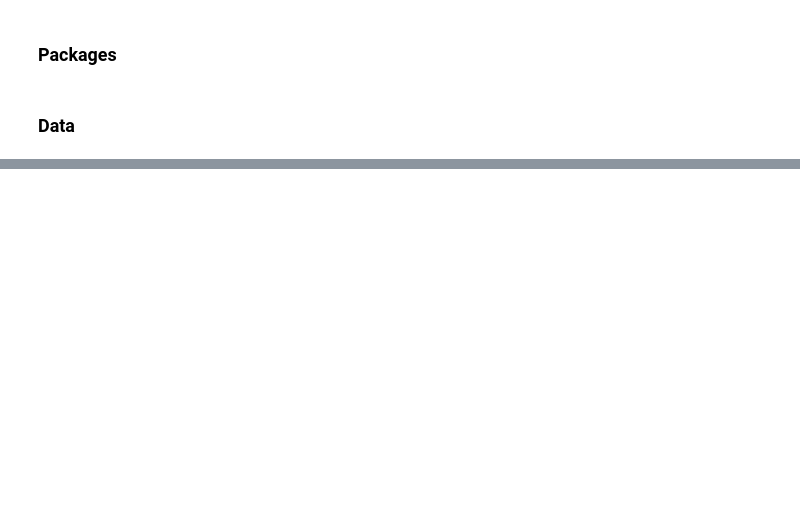
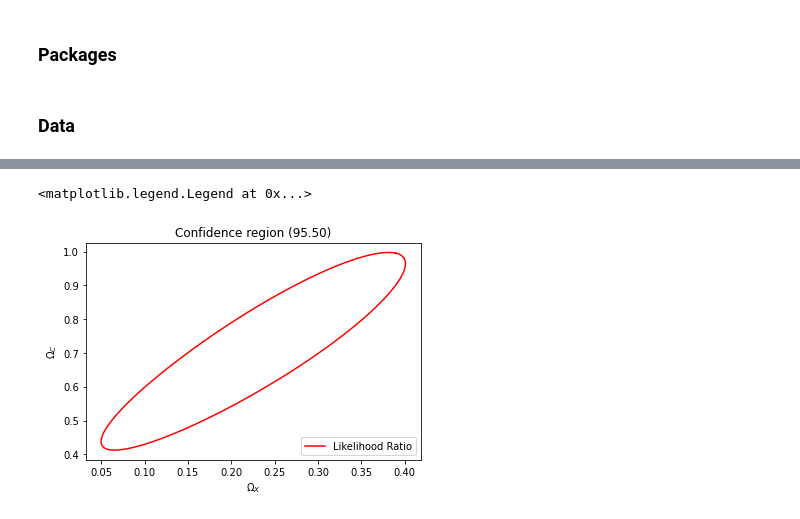
Before and after one commit to cinthianlima/Data_analysis_exercises, a Jupyter notebook: Supernovas likelihood 2.ipynb, the cells around one changed output, grey strips where cells are left out. Saved outputs shown, nothing was run; the diff lists cells and outputs as text; code cells hidden in the pictures; blank space fills up the shorter version.

```diff
--- a/Supernovas likelihood 2.ipynb
+++ b/Supernovas likelihood 2.ipynb
@@ -96,0 +91,13 @@ plt.legend(loc=4)
+# %%
+#PIndex indicating which parameter we are going to study
+p1 = Ncm.MSetPIndex.new (cosmo.id (), Nc.HICosmoDESParams.OMEGA_C)
+p2 = Ncm.MSetPIndex.new (cosmo.id (), Nc.HICosmoDESParams.OMEGA_X)
+
+#Likelihood ratio test object
+lhr2d = Ncm.LHRatio2d.new (fit, p1, p2, 1.0e-2)
+
+#Confidance region (from likelihood ratio test)
+cr_rg = lhr2d.conf_region (0.955, 300.0, Ncm.FitRunMsgs.SIMPLE)
+
+cr_p1array = cr_rg.p1.dup_array ()
+cr_p2array = cr_rg.p2.dup_array ()
@@ -96,0 +122,11 @@ plt.legend(loc=4)
+# %%
+#Plot: confidance region for 2 sigma
+plt.title ("Confidence region (%.2f)" % (cr_rg.clevel * 100.0))
+plt.plot (cr_p1array, cr_p2array, 'r', label="Likelihood Ratio")
+plt.xlabel(r'$\Omega_X$')
+plt.ylabel(r'$\Omega_C$')
+
+plt.legend(loc=4)
+# %% [output]
+<matplotlib.legend.Legend at 0x...>
+[figure, added]
```
Also changed, not shown: parts of 6 cells of this notebook, 1 other file.
